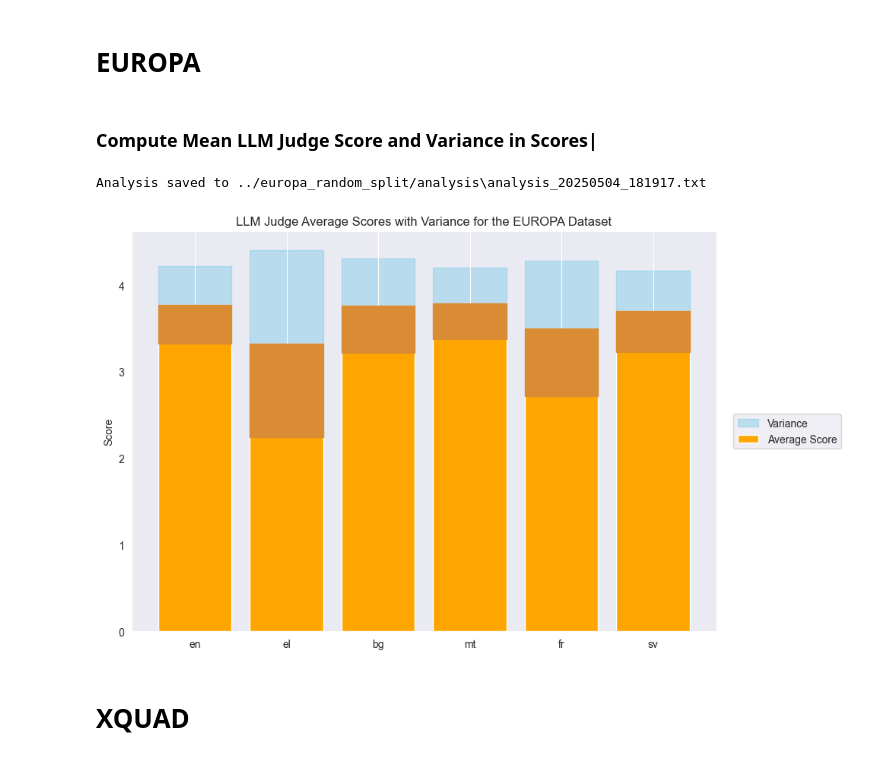
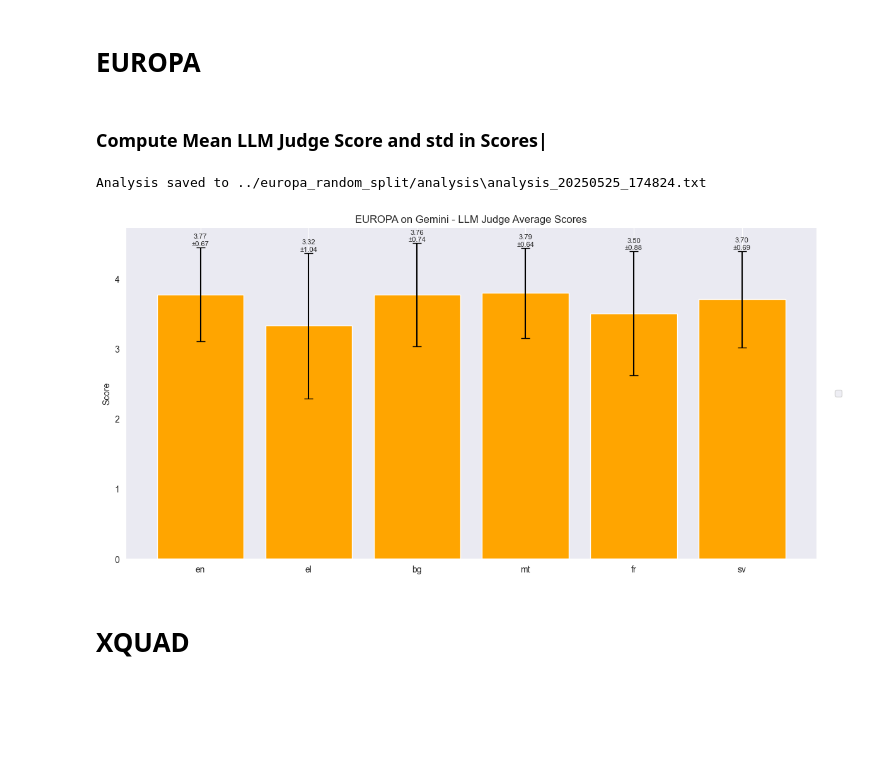
Before and after one commit to RobustML-Lab/Legal-Multilingual-Evaluation-of-LLMs, a Jupyter notebook: Pipeline/output/graphs/make_graphs.ipynb, the cells around one changed output. Drawn from its saved outputs; the diff is of its cells as text; code cells hidden in the pictures; blank space fills up the shorter version.

```diff
--- a/Pipeline/output/graphs/make_graphs.ipynb
+++ b/Pipeline/output/graphs/make_graphs.ipynb
@@ -247,15 +276,13 @@ for lang in language_order:
 # %% [markdown]
 # EUROPA
 # %% [markdown]
-### Compute Mean LLM Judge Score and Variance in Scores|
+### Compute Mean LLM Judge Score and std in Scores|
 # %%
 import re
 import os
 import numpy as np
 import matplotlib.pyplot as plt
 from datetime import datetime
-from matplotlib.patches import Rectangle
-from matplotlib.colors import to_rgba
 
 # Load file
 file_path = "../europa_random_split/raw_results/judge_responses.txt"
@@ -267,71 +294,62 @@ language_blocks = re.findall(r"==============Language: (\w+)=+.*?Parsed Numeric
 
 languages = []
 means = []
-variances = []
+stds = []
 
 for lang, scores_str in language_blocks:
     scores = list(map(float, re.findall(r"\d+\.\d+", scores_str)))
     languages.append(lang)
     means.append(np.mean(scores))
-    variances.append(np.var(scores))
+    stds.append(np.std(scores))
 
 # Plot
 x = np.arange(len(languages))
 
+plt.figure(figsize=(12, 6))
+bars = plt.bar(x, means, yerr=stds, capsize=5, color='orange')
 
-mean_color = to_rgba('orange')
-variance_color = to_rgba('skyblue', alpha=0.5)
-blended_color = to_rgba((0.85, 0.55, 0.2, 1.0))  # blend of orange and skyblue
-
-plt.figure(figsize=(10, 6))
-
-# Draw bars (means)
-bars = plt.bar(x, means, color=mean_color, label='Average Score')
-
-# Draw variance regions and blended overlaps
-for i, (mean, var) in enumerate(zip(means, variances)):
-    # Variance area
-    plt.gca().add_patch(
-        Rectangle(
-            (i - 0.4, mean - var), 0.8, 2 * var,
-            color=variance_color, zorder=0, label='Variance' if i == 0 else ""
-        )
-    )
-    # Overlap blend
-    plt.gca().add_patch(
-        Rectangle(
-            (i - 0.4, mean - var), 0.8, min(2 * var, var),
-            color=blended_color, zorder=1
-        )
+# Annotate bars
+for i, (mean, std) in enumerate(zip(means, stds)):
+    plt.text(
+        x[i],
+        mean + std + 0.01,
+        f"{mean:.2f}\n±{std:.2f}",
+        ha='center',
+        va='bottom',
+        fontsize=8
     )
 
-# Ensure the output directory exists
+# Ensure output directory exists
 output_dir = "../europa_random_split/analysis"
 os.makedirs(output_dir, exist_ok=True)
 
-# Create timestamped filename
+# Save analysis to file
 timestamp = datetime.now().strftime("%Y%m%d_%H%M%S")
 output_path = os.path.join(output_dir, f"analysis_{timestamp}.txt")
-
-# Write results to file
 with open(output_path, "w", encoding="utf-8") as out_file:
-    out_file.write("Language\tMean Score\tVariance\n")
-    for lang, mean, var in zip(languages, means, variances):
-        out_file.write(f"{lang}\t{mean:.4f}\t{var:.4f}\n")
+    out_file.write("Language\tMean Score\tStd Dev\n")
+    for lang, mean, std in zip(languages, means, stds):
+        out_file.write(f"{lang}\t{mean:.4f}\t{std:.4f}\n")
 
 print(f"Analysis saved to {output_path}")
 
 # Styling
 plt.xticks(x, languages)
 plt.ylabel("Score")
-plt.title("LLM Judge Average Scores with Variance for the EUROPA Dataset")
+plt.title("EUROPA on Gemini - LLM Judge Average Scores")
 plt.grid(axis='y')
 plt.legend(loc='center left', bbox_to_anchor=(1.02, 0.5))
+
+output_dir = "europa_random_split"
+os.makedirs(output_dir, exist_ok=True)
+
+plt.savefig(os.path.join(output_dir, "europa.pdf"), format='pdf', bbox_inches='tight')
+
 plt.tight_layout()
 plt.show()
 # %% [output]
-Analysis saved to ../europa_random_split/analysis\analysis_20250504_181917.txt
+Analysis saved to ../europa_random_split/analysis\analysis_20250525_174824.txt
-[figure, old version]
+[figure, new version]
 # %% [markdown]
 # XQUAD
 # %% [markdown]
```
Also changed, not shown: parts of 11 cells of this notebook, 51 other files.
